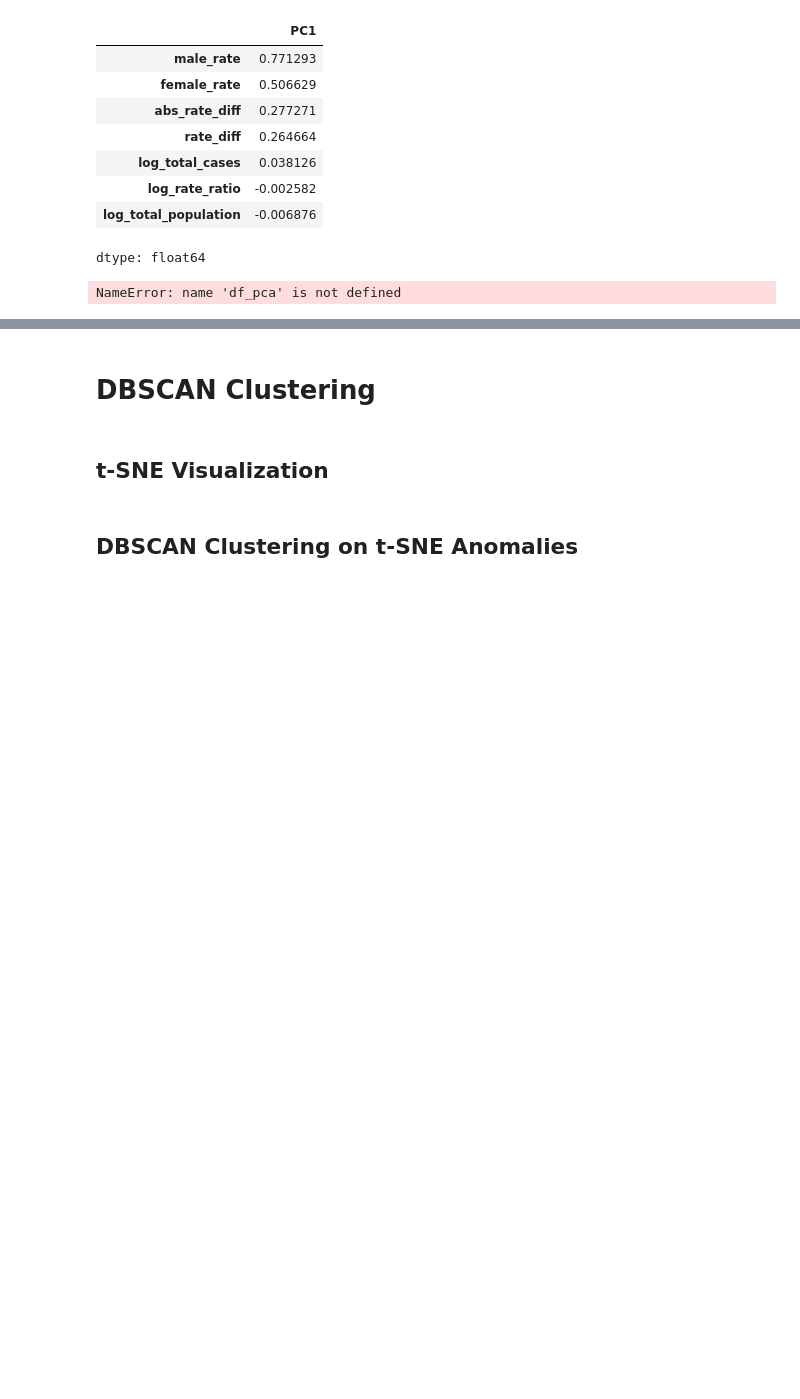
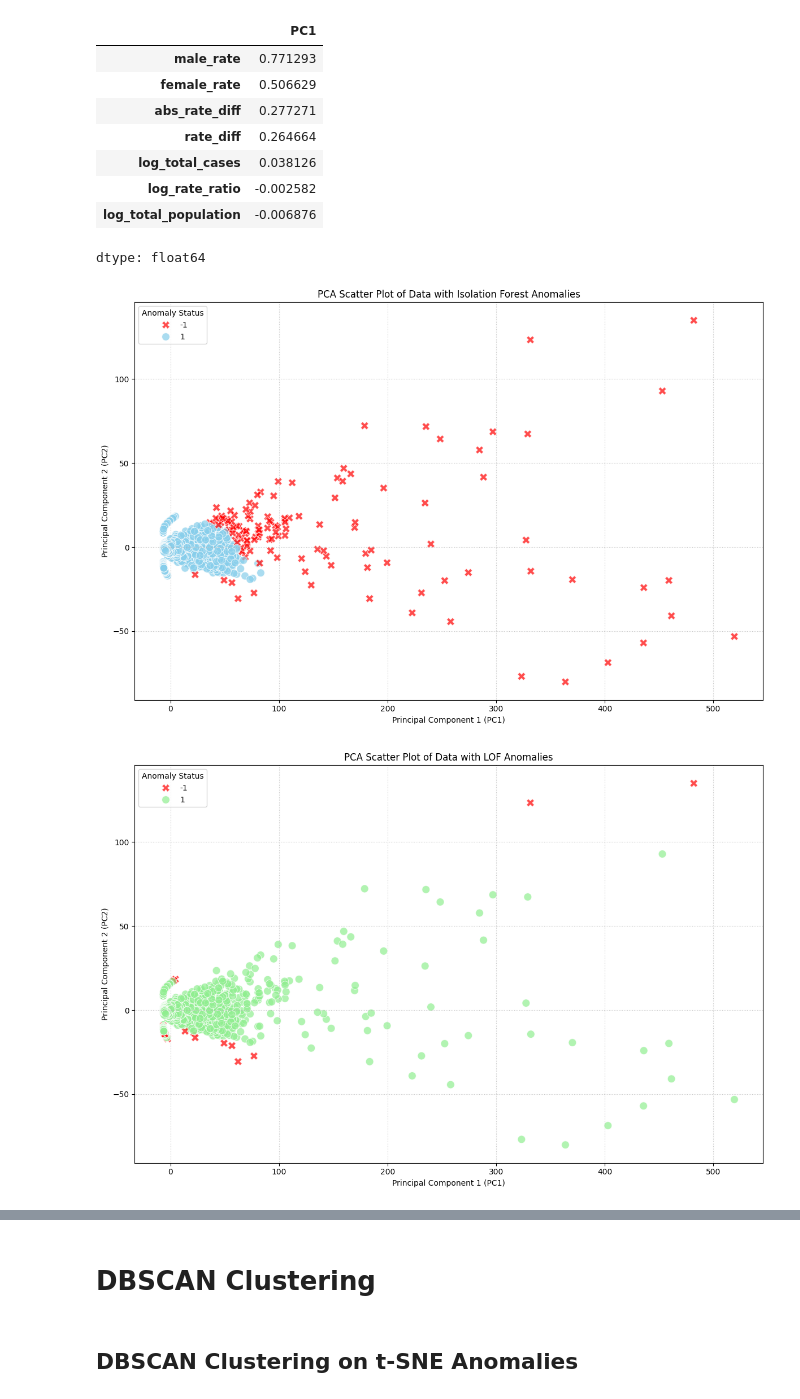
Before and after one commit to sarkriti/CSCE-676-Semester-Project, a Jupyter notebook: DataMiningProject_final.ipynb, the cells around one changed output, grey strips where cells are left out. Saved outputs shown, nothing was run; the diff lists cells and outputs as text; code cells hidden in the pictures; blank space fills up the shorter version.

```diff
--- a/DataMiningProject_final.ipynb
+++ b/DataMiningProject_final.ipynb
@@ -722,9 +746,17 @@ Principal Component Loadings for PC1:
 | log_total_population | -0.006876 |
 dtype: float64
 # %%
+# Transform the data using the fitted PCA model
+X_pca = pca.transform(X_cleaned)
+
+# Create a DataFrame for the PCA components
+df_pca = pd.DataFrame(X_pca, columns=[f'PC{i+1}' for i in range(X_pca.shape[1])], index=X_cleaned.index)
+
 # Add anomaly labels for LOF and KNN to the PCA DataFrame
+df_pca['anomaly_iforest'] = df_model.loc[X_cleaned.index, 'anomaly_iforest']
 df_pca['anomaly_lof'] = df_model.loc[X_cleaned.index, 'anomaly_lof']
 df_pca['anomaly_knn'] = df_model.loc[X_cleaned.index, 'anomaly_knn']
+df_pca['anomaly_all_three'] = df_model.loc[X_cleaned.index, 'anomaly_all_three']
 
 # Plot for Isolation Forest Anomalies
 plt.figure(figsize=(12, 8))
@@ -762,31 +794,32 @@ sns.scatterplot(
 )
 plt.title('PCA Scatter Plot of Data with LOF Anomalies')
 plt.xlabel('Principal Component 1 (PC1)')
 plt.ylabel('Principal Component 2 (PC2)')
 plt.grid(True, linestyle=':', alpha=0.7)
 plt.legend(title='Anomaly Status')
 plt.tight_layout()
 plt.show()
 
 # Plot for KNN Anomalies
 plt.figure(figsize=(12, 8))
 sns.scatterplot(
     x='PC1',
     y='PC2',
     hue='anomaly_knn',
     palette={1: 'violet', -1: 'red'},
     style='anomaly_knn',
     markers={1: 'o', -1: 'X'},
     s=100,
     alpha=0.7,
     data=df_pca
 )
 plt.title('PCA Scatter Plot of Data with KNN Anomalies')
 plt.xlabel('Principal Component 1 (PC1)')
 plt.ylabel('Principal Component 2 (PC2)')
 plt.grid(True, linestyle=':', alpha=0.7)
 plt.legend(title='Anomaly Status')
 plt.tight_layout()
 plt.show()
 # %% [output]
-NameError: name 'df_pca' is not defined
+[figure, added]
+[figure, added]
@@ -793,4 +827,2 @@ NameError: name 'df_pca' is not defined
 # %% [markdown]
 # DBSCAN Clustering
-# %% [markdown]
-## t-SNE Visualization
```
Also changed, not shown: parts of 19 cells of this notebook.
